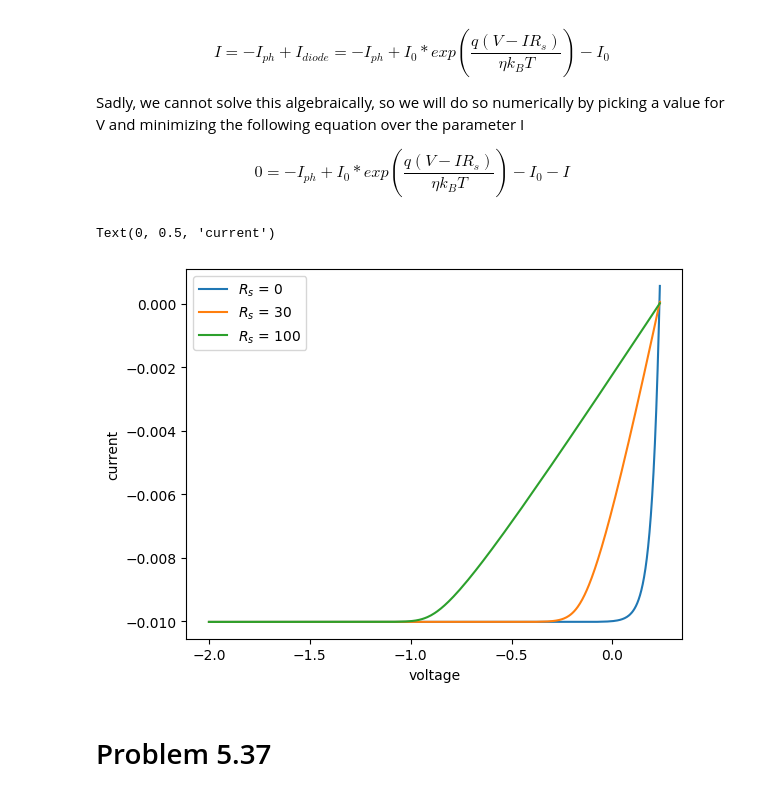
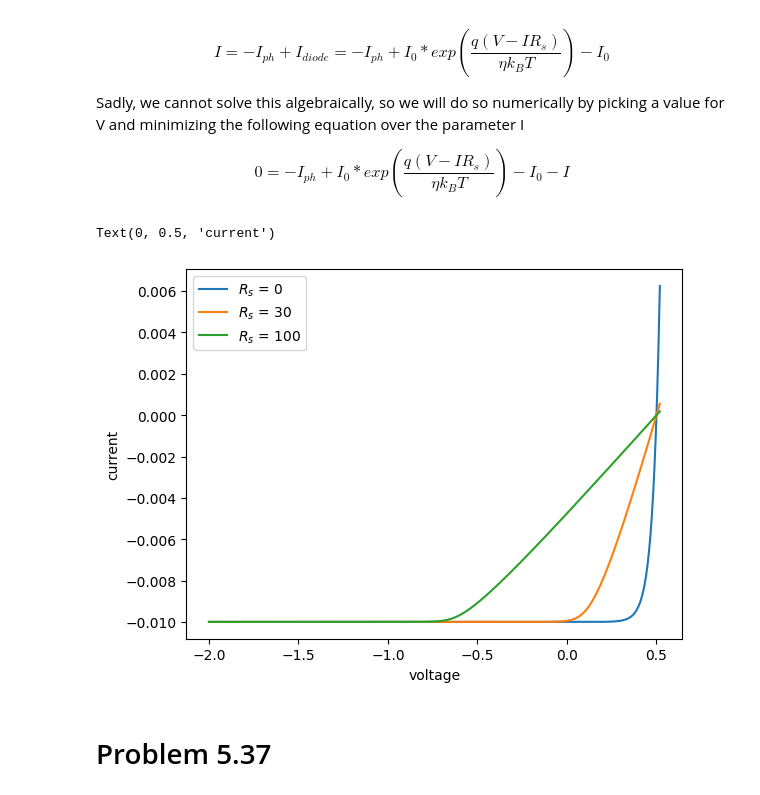
Before and after one commit to 11of12/coursework, a Jupyter notebook: winter2026/ecen555/hw3/problems.ipynb, the cells around one changed output. Cells and saved outputs as stored; diff of their text form; code cells hidden in the pictures.

```diff
--- a/winter2026/ecen555/hw3/problems.ipynb
+++ b/winter2026/ecen555/hw3/problems.ipynb
@@ -45,9 +45,9 @@ shunt_resistances = [float('inf'), 1000, 100]
 
 plt.figure()
 for R_p in shunt_resistances:
-    V = np.linspace(-1, 0.2, 1000)
+    V = np.linspace(-0.5, 0.55, 1000)
     I_ph = 5e-3
-    I_0 = 3e-4
+    I_0 = 3e-7
     eta = 2
     if R_p == float('inf'):
         I = -I_ph + I_0 * np.exp(V / (eta*0.0259))-I_0
@@ -77,7 +77,7 @@ k_B T}) - I_0 - I $$
 # %%
 def get_cost_function(V, R_s=0):
     I_ph = 10e-3
-    I_0 = 25e-6
+    I_0 = 25e-9
     eta=1.5
     def cost_function(I):
         return np.abs(-I_ph + I_0*np.exp((V-I*R_s) / (eta*0.0259)) - I_0 - I)
@@ -100,18 +100,18 @@ def calculate_IV_curves(R_s, voltage):
 
     return current, voltage
 # %%
-voltage = np.linspace(-2, 0.235, 1000)
+voltage = np.linspace(-2, 0.52, 1000)
 # voltage = np.linspace(-2, 10.0, 1000)
 for R_s in [0, 30, 100]:
     current, voltage = calculate_IV_curves(R_s, voltage)
     plt.plot(voltage, current, label=r"$R_s$ = " +f"{R_s}")
 
 plt.legend()
 plt.xlabel("voltage")
 plt.ylabel("current")
 # %% [output]
 Text(0, 0.5, 'current')
-[figure, old version]
+[figure, new version]
 # %% [markdown]
 # Problem 5.37
 # %%
```
Also changed, not shown: parts of 1 cell of this notebook, 37 other files.
